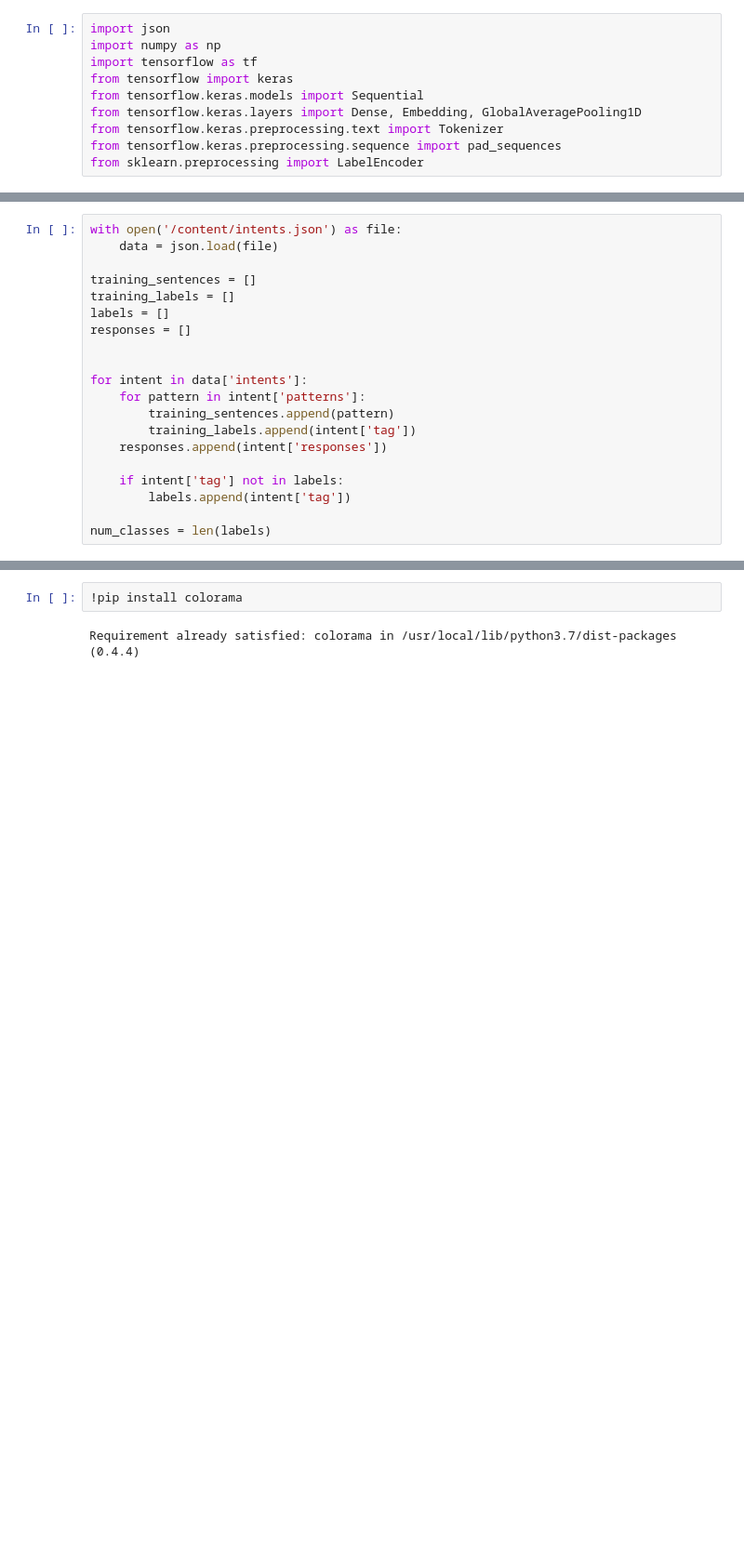
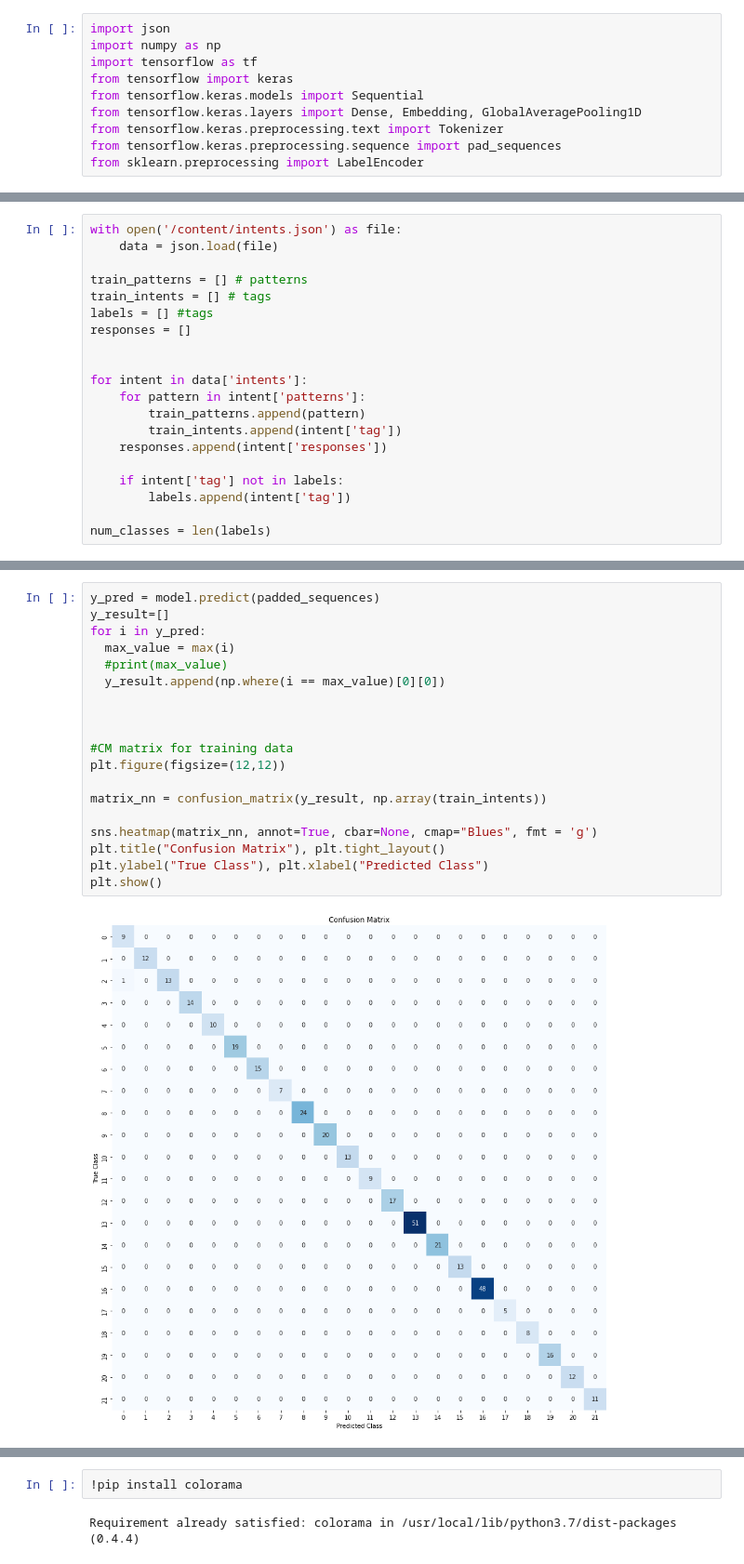
Before and after one commit to Pradnya1208/Intent-classification-based-food-delivery-chatbot, a Jupyter notebook: Chatbot implementation/Initial_Chatbot_Implementation.ipynb, the cells around one changed output, grey strips where cells are left out. Shown at 93% size. Drawn from its saved outputs; the diff is of its cells as text; blank space fills up the shorter version.

```diff
--- a/Chatbot implementation/Initial_Chatbot_Implementation.ipynb
+++ b/Chatbot implementation/Initial_Chatbot_Implementation.ipynb
@@ -14,16 +16,16 @@ from sklearn.preprocessing import LabelEncoder
 with open('/content/intents.json') as file:
     data = json.load(file)
 
-training_sentences = []
-training_labels = []
-labels = []
+train_patterns = [] # patterns
+train_intents = [] # tags
+labels = [] #tags
 responses = []
 
 
 for intent in data['intents']:
     for pattern in intent['patterns']:
-        training_sentences.append(pattern)
-        training_labels.append(intent['tag'])
+        train_patterns.append(pattern)
+        train_intents.append(intent['tag'])
     responses.append(intent['responses'])
 
     if intent['tag'] not in labels:
@@ -83,0 +192,21 @@ Epoch 500/500
+# %%
+y_pred = model.predict(padded_sequences)
+y_result=[]
+for i in y_pred:
+  max_value = max(i)
+  #print(max_value)
+  y_result.append(np.where(i == max_value)[0][0])
+
+
+
+#CM matrix for training data
+plt.figure(figsize=(12,12))
+
+matrix_nn = confusion_matrix(y_result, np.array(train_intents))
+
+sns.heatmap(matrix_nn, annot=True, cbar=None, cmap="Blues", fmt = 'g')
+plt.title("Confusion Matrix"), plt.tight_layout()
+plt.ylabel("True Class"), plt.xlabel("Predicted Class")
+plt.show()
+# %% [output]
+[figure, added]
```
Also changed, not shown: parts of 20 cells of this notebook.
